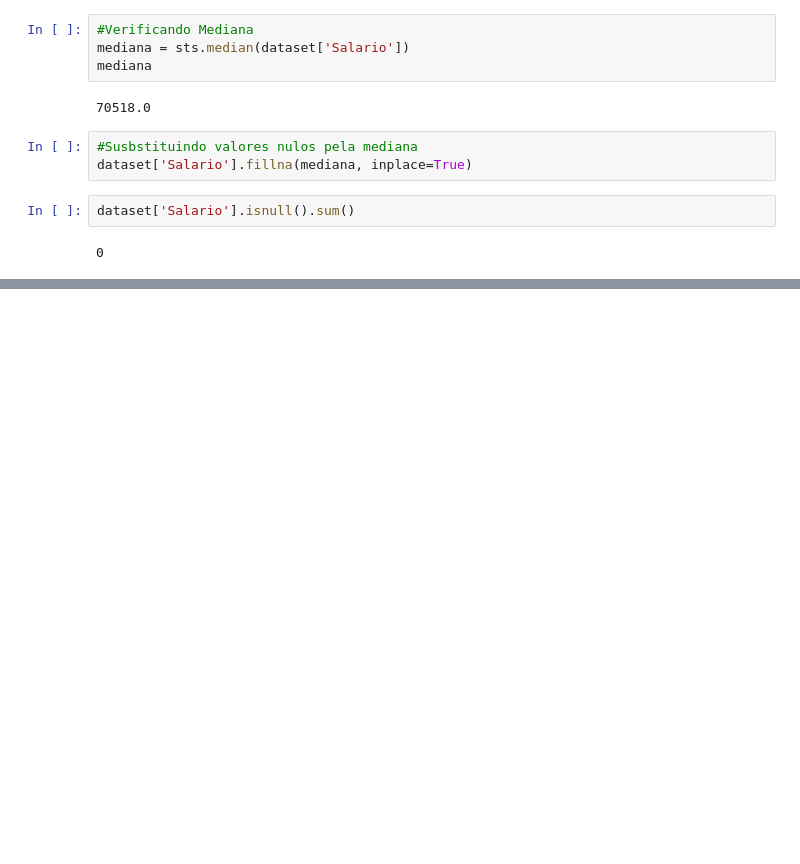
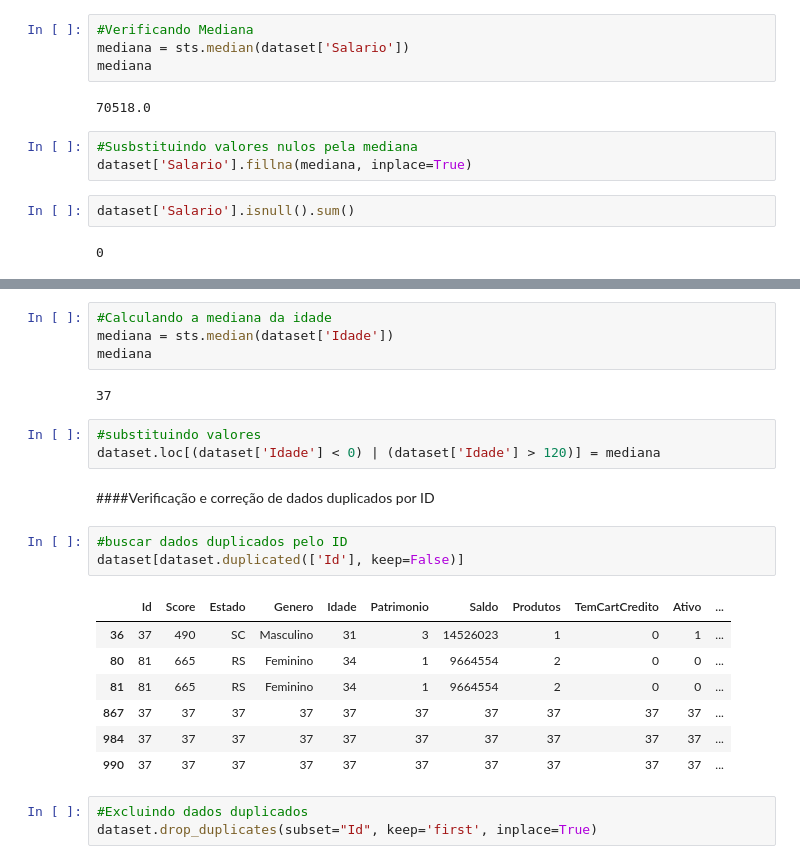
Before and after one commit to oliveiraprg/formacao-cientista-de-dados, a Jupyter notebook: limpeza_de_dados.ipynb, the cells around one changed output, grey strips where cells are left out. Cells and saved outputs as stored; diff of their text form; blank space fills up the shorter version.

```diff
--- a/limpeza_de_dados.ipynb
+++ b/limpeza_de_dados.ipynb
@@ -223,0 +252,25 @@ dataset['Salario'].isnull().sum()
+# %%
+#Calculando a mediana da idade
+mediana = sts.median(dataset['Idade'])
+mediana
+# %% [output]
+37
+# %%
+#substituindo valores
+dataset.loc[(dataset['Idade'] < 0) | (dataset['Idade'] > 120)] = mediana
+# %% [markdown]
+####Verificação e correção de dados duplicados por ID
+# %%
+#buscar dados duplicados pelo ID
+dataset[dataset.duplicated(['Id'], keep=False)]
+# %% [output]
+|  | Id | Score | Estado | Genero | Idade | Patrimonio | Saldo | Produtos | TemCartCredito | Ativo | ... |
+| 36 | 37 | 490 | SC | Masculino | 31 | 3 | 14526023 | 1 | 0 | 1 | ... |
+| 80 | 81 | 665 | RS | Feminino | 34 | 1 | 9664554 | 2 | 0 | 0 | ... |
+| 81 | 81 | 665 | RS | Feminino | 34 | 1 | 9664554 | 2 | 0 | 0 | ... |
+| 867 | 37 | 37 | 37 | 37 | 37 | 37 | 37 | 37 | 37 | 37 | ... |
+| 984 | 37 | 37 | 37 | 37 | 37 | 37 | 37 | 37 | 37 | 37 | ... |
+| 990 | 37 | 37 | 37 | 37 | 37 | 37 | 37 | 37 | 37 | 37 | ... |
+# %%
+#Excluindo dados duplicados
+dataset.drop_duplicates(subset="Id", keep='first', inplace=True)
```
Also changed, not shown: parts of 16 cells of this notebook.
